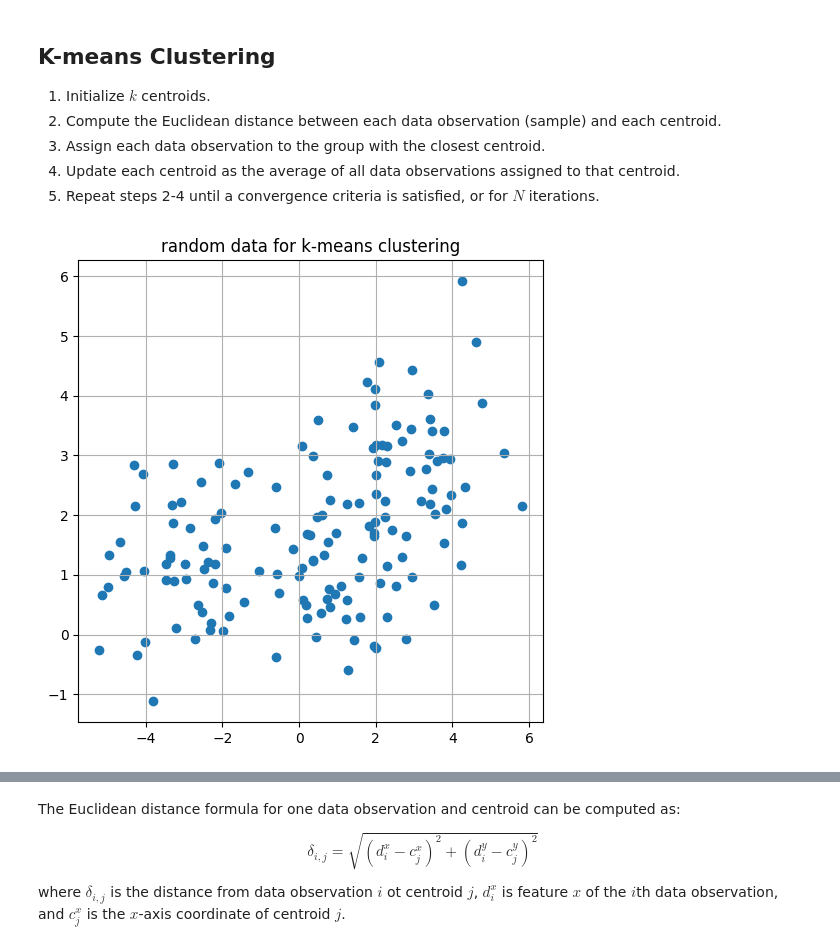
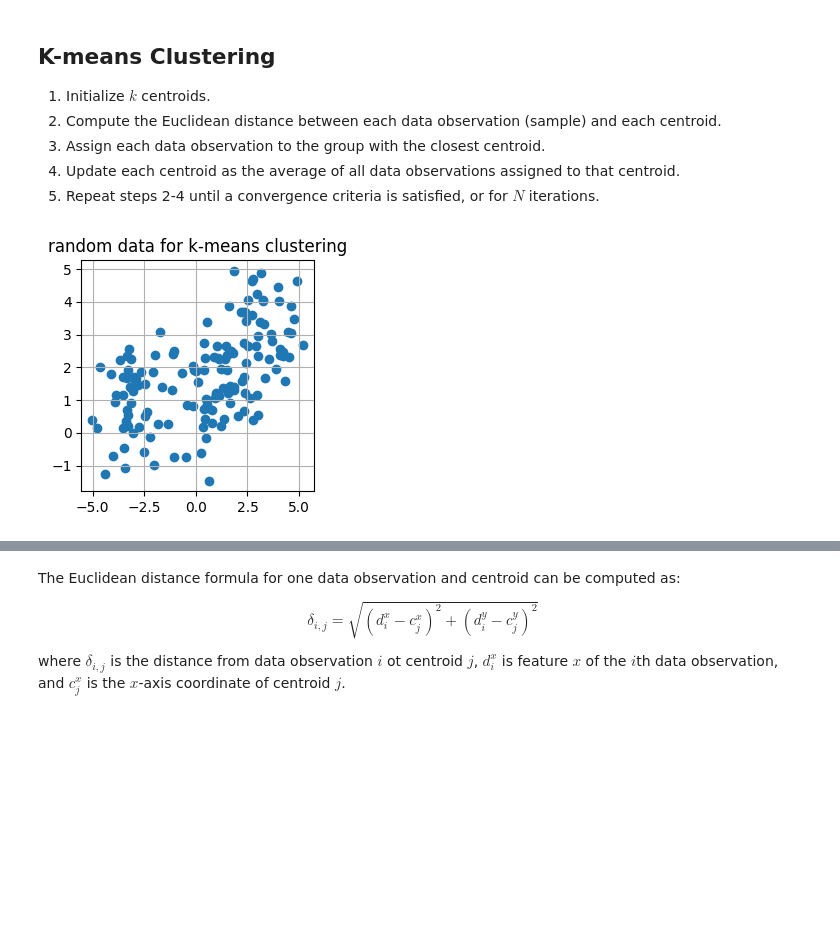
Before and after one commit to solarecho3/vectors, a Jupyter notebook: vectors.ipynb, the cells around one changed output, grey strips where cells are left out. Drawn from its saved outputs; the diff is of its cells as text; code cells hidden in the pictures; blank space fills up the shorter version.

```diff
--- a/vectors.ipynb
+++ b/vectors.ipynb
@@ -996,31 +999,31 @@ cosine distance from [ 0.          1.11111111  2.22222222  3.33333333  4.4444444
 # %%
 ## Create data
 nPerClust = 50
 
 # blur around centroid (std units)
 blur = 1
 
 # XY centroid locations
 A = [  1, 1 ]
 B = [ -3, 1 ]
 C = [  3, 3 ]
 
 # generate data
 a = [ A[0]+np.random.randn(nPerClust)*blur , A[1]+np.random.randn(nPerClust)*blur ]
 b = [ B[0]+np.random.randn(nPerClust)*blur , B[1]+np.random.randn(nPerClust)*blur ]
 c = [ C[0]+np.random.randn(nPerClust)*blur , C[1]+np.random.randn(nPerClust)*blur ]
 
 # concatenate into a matrix
 data = np.transpose(np.concatenate((a,b,c),axis=1))
 
 plt.close()
-plt.figure(figsize=(6, 6))
+plt.figure(figsize=(3, 3))
 plt.scatter(data[:,0], data[:,1]) # array[row_start:row_stop:row_step, col_start:col_stop:col_step]
 plt.title("random data for k-means clustering")
 plt.grid()
 plt.show()
 # %% [output]
-[figure, old version]
+[figure, new version]
 # %%
 # STEP 1
 # use a random choice of 3 indices to select 3 random centroids
```
Also changed, not shown: parts of 26 cells of this notebook.
